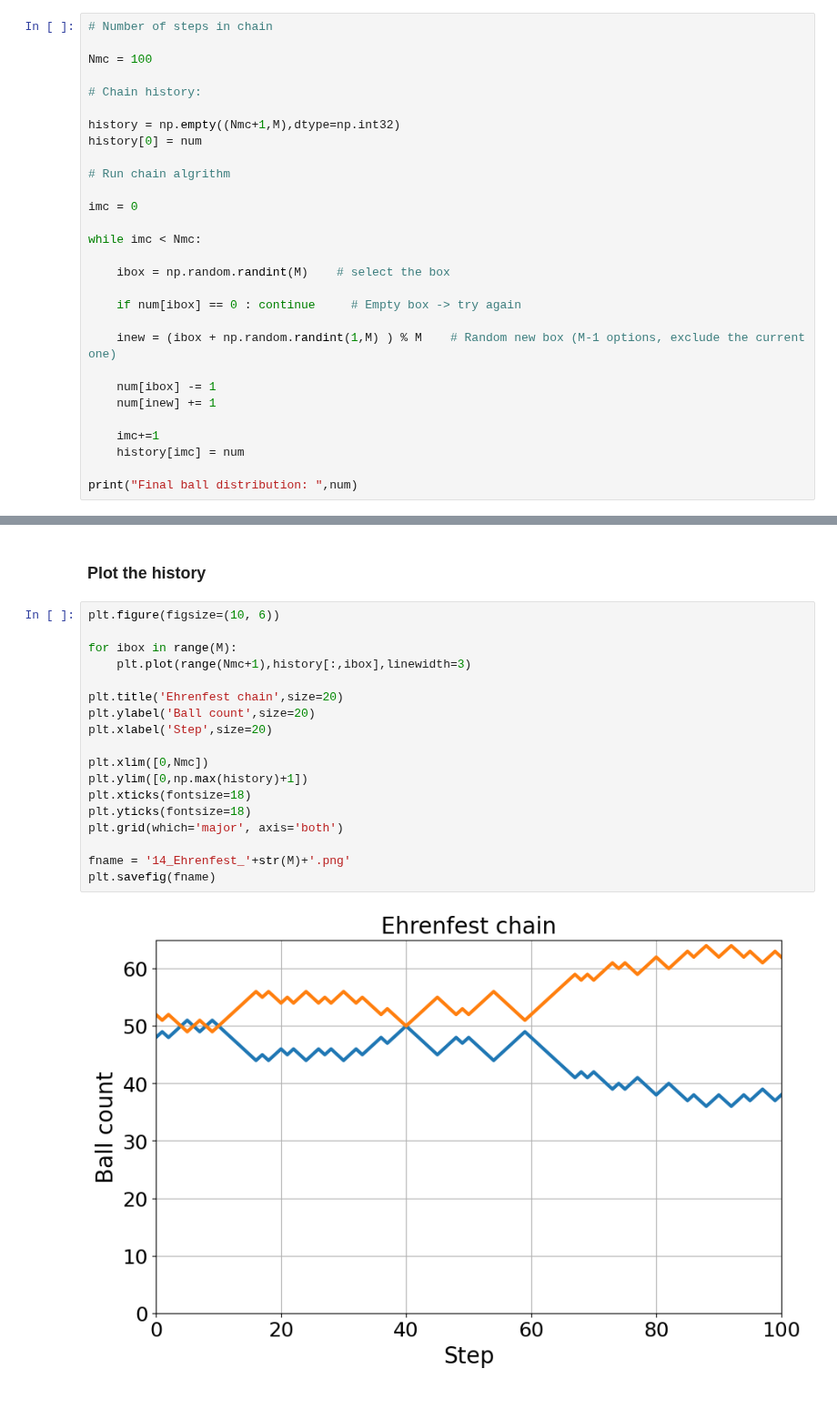
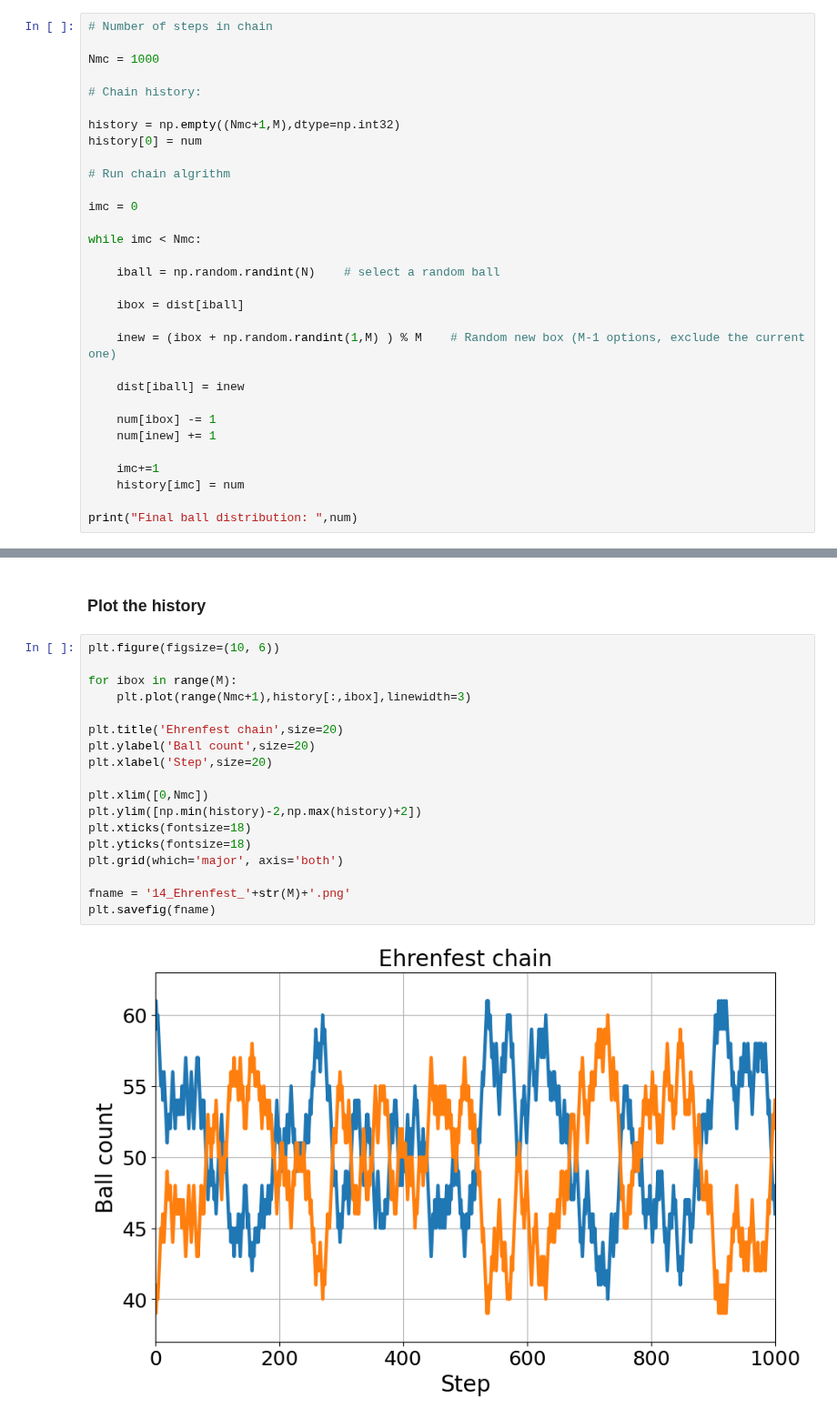
Before and after one commit to zarnecki/SAED, a Jupyter notebook: 14_Markov_Chains/14_Ehrenfest.ipynb, the cells around one changed output, grey strips where cells are left out. Shown at 91% size. Drawn from its saved outputs; the diff is of its cells as text.

```diff
--- a/14_Markov_Chains/14_Ehrenfest.ipynb
+++ b/14_Markov_Chains/14_Ehrenfest.ipynb
@@ -30,7 +30,7 @@ Initial ball distribution:  [48, 52]
 # %%
 # Number of steps in chain
 
-Nmc = 100
+Nmc = 1000
 
 # Chain history:
 
@@ -43,11 +43,13 @@ imc = 0
 
 while imc < Nmc:
 
-    ibox = np.random.randint(M)    # select the box
+    iball = np.random.randint(N)    # select a random ball
 
-    if num[ibox] == 0 : continue     # Empty box -> try again
+    ibox = dist[iball]
 
     inew = (ibox + np.random.randint(1,M) ) % M    # Random new box (M-1 options, exclude the current one)
+
+    dist[iball] = inew
 
     num[ibox] -= 1
     num[inew] += 1
@@ -63,23 +65,23 @@ Final ball distribution:  [38, 62]
 # %%
 plt.figure(figsize=(10, 6))
 
 for ibox in range(M):
     plt.plot(range(Nmc+1),history[:,ibox],linewidth=3)
 
 plt.title('Ehrenfest chain',size=20)
 plt.ylabel('Ball count',size=20)
 plt.xlabel('Step',size=20)
 
 plt.xlim([0,Nmc])
-plt.ylim([0,np.max(history)+1])
+plt.ylim([np.min(history)-2,np.max(history)+2])
 plt.xticks(fontsize=18)
 plt.yticks(fontsize=18)
 plt.grid(which='major', axis='both')
 
 fname = '14_Ehrenfest_'+str(M)+'.png'
 plt.savefig(fname)
 # %% [output]
-[figure, old version]
+[figure, new version]
 # %%
 # Histogram range
 
```
Also changed, not shown: parts of 3 cells of this notebook, 2 other files.
